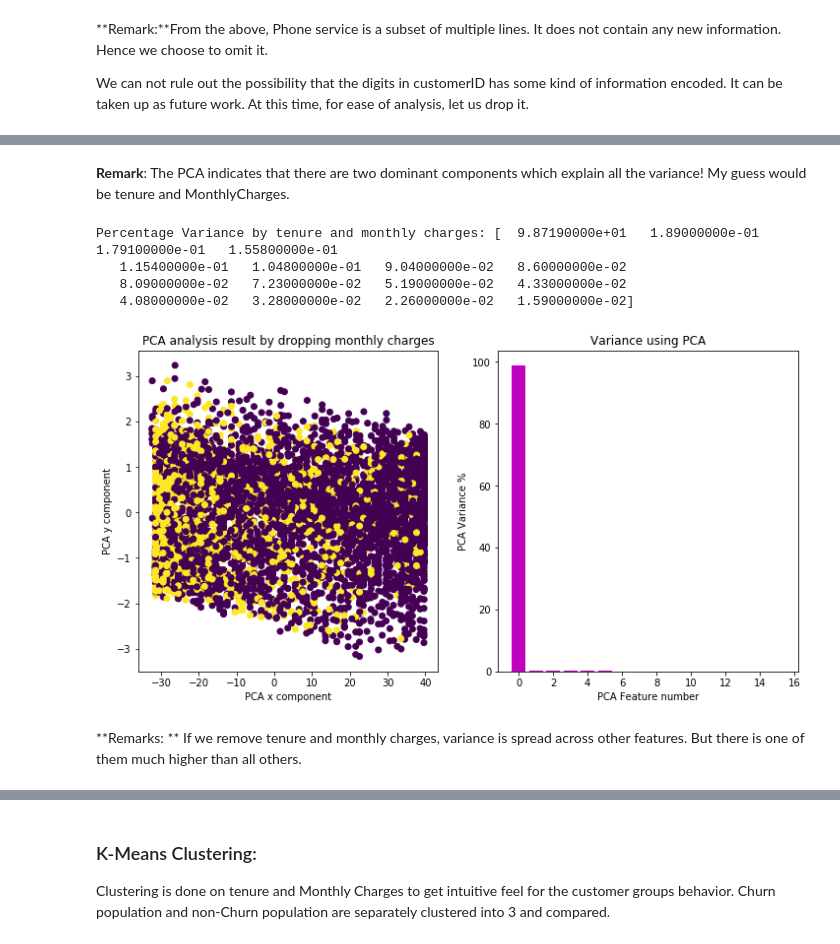
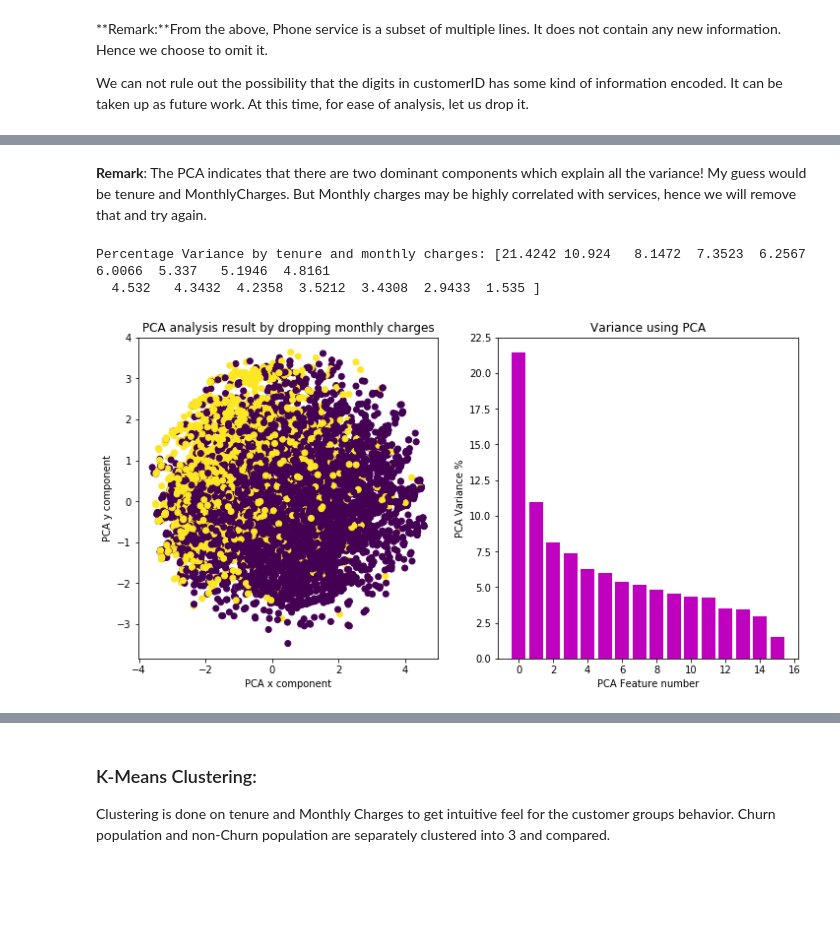
Before and after one commit to aparnack/data_science, a Jupyter notebook: projects/customer_retention/Retention.ipynb, the cells around one changed output, grey strips where cells are left out. Drawn from its saved outputs; the diff is of its cells as text; code cells hidden in the pictures; blank space fills up the shorter version.

```diff
--- a/projects/customer_retention/Retention.ipynb
+++ b/projects/customer_retention/Retention.ipynb
@@ -344,9 +344,13 @@ temp = ch[['tenure','MonthlyCharges','SeniorCitizen']]
 X.drop(['tenure','MonthlyCharges','SeniorCitizen'],axis=1,inplace=True)
 X = X.apply(lambda x: x.astype('category')).apply(lambda x: x.cat.codes)
 X[['tenure','MonthlyCharges','SeniorCitizen']] = temp
+X1 = X.copy() # Saving a copy
 # %%
 # We will reduce all features to 2D by PCA.
 from sklearn.decomposition import PCA
+from sklearn.preprocessing import StandardScaler
+sc = StandardScaler()  # Essential to see the effect of all
+X = sc.fit_transform(X)
 fig = plt.figure(figsize=(12,6))
 pca = PCA()
 xx = pca.fit_transform(X)
@@ -373,28 +374,25 @@ Percentage Variance by removing TotalCharges: [  6.54000000e+01   3.41100000e+01
 # %% [markdown]
-**Remark**: The PCA indicates that there are two dominant components which explain all the variance! My guess would be tenure and MonthlyCharges.
+**Remark**: The PCA indicates that there are two dominant components which explain all the variance! My guess would be tenure and MonthlyCharges. But Monthly charges may be highly correlated with services, hence we will remove that and try again.
 # %%
-X1 = X.drop(['MonthlyCharges'],axis=1,inplace=False)
+X1.drop(['MonthlyCharges'],axis=1,inplace=True)
 fig = plt.figure(figsize=(12,6))
+sc = StandardScaler()
+X1 = sc.fit_transform(X1)
 xx = pca.fit_transform(X1)
 xs = xx[:,0]
 ys = xx[:,1]
 fig.add_subplot(1,2,1)
 _ = plt.scatter(xs,ys,c=y)
 _ = plt.title('PCA analysis result by dropping monthly charges')
 _ = plt.xlabel("PCA x component")
 _ = plt.ylabel("PCA y component")
 fig.add_subplot(1,2,2)
 _ = plt.bar(np.arange(pca.n_components_),100*np.round(pca.explained_variance_ratio_,4),color='m')
 _ = plt.xlabel("PCA Feature number")
 _ = plt.ylabel("PCA Variance %")
 _ = plt.title('Variance using PCA')
 print("Percentage Variance by tenure and monthly charges:",100*np.round(pca.explained_variance_ratio_,6))
 # %% [output]
-Percentage Variance by tenure and monthly charges: [  9.87190000e+01   1.89000000e-01   1.79100000e-01   1.55800000e-01
-   1.15400000e-01   1.04800000e-01   9.04000000e-02   8.60000000e-02
-   8.09000000e-02   7.23000000e-02   5.19000000e-02   4.33000000e-02
-   4.08000000e-02   3.28000000e-02   2.26000000e-02   1.59000000e-02]
+Percentage Variance by tenure and monthly charges: [21.4242 10.924   8.1472  7.3523  6.2567  6.0066  5.337   5.1946  4.8161
+  4.532   4.3432  4.2358  3.5212  3.4308  2.9433  1.535 ]
-[figure, old version]
+[figure, new version]
-# %% [markdown]
-**Remarks: **
-If we remove tenure and monthly charges, variance is spread across other features. But there is one of them much higher than all others.
```
Also changed, not shown: parts of 22 cells of this notebook.
